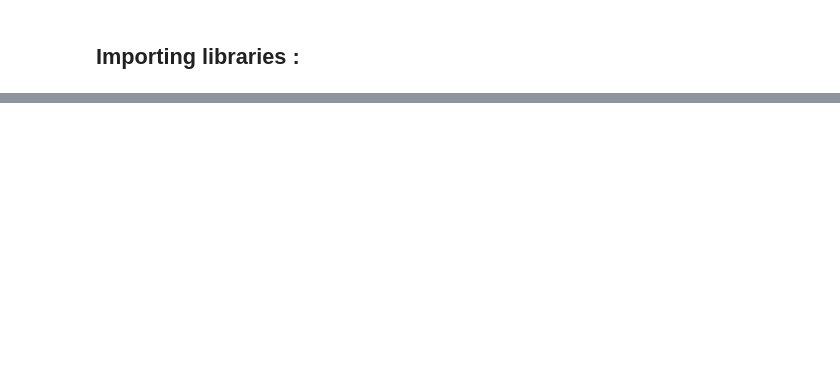
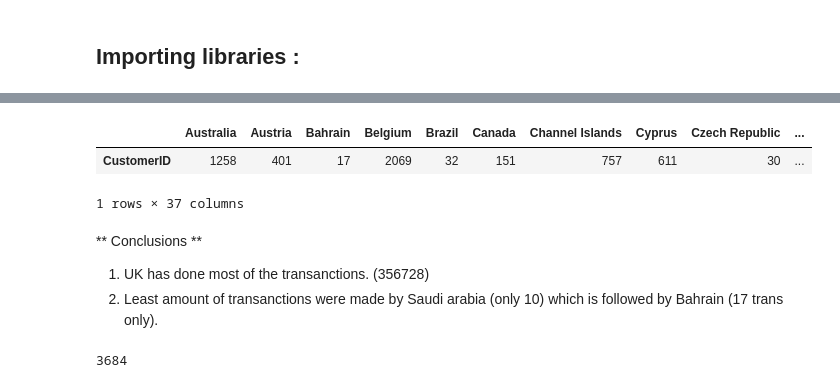
Before and after one commit to Prakhar-FF13/Customer-Analytics, a Jupyter notebook: Customer Analytics.ipynb, the cells around one changed output, grey strips where cells are left out. Drawn from its saved outputs; the diff is of its cells as text; code cells hidden in the pictures; blank space fills up the shorter version.

```diff
--- a/Customer Analytics.ipynb
+++ b/Customer Analytics.ipynb
@@ -64,0 +126,17 @@ plt.style.use('fivethirtyeight')
+# %%
+info = pd.DataFrame(data = data.groupby(['Country'])['CustomerID'].count(), index=data.groupby(['Country']).groups.keys()).T
+info
+# %% [output]
+|  | Australia | Austria | Bahrain | Belgium | Brazil | Canada | Channel Islands | Cyprus | Czech Republic | ... |
+| CustomerID | 1258 | 401 | 17 | 2069 | 32 | 151 | 757 | 611 | 30 | ... |
+1 rows × 37 columns
+# %% [markdown]
+** Conclusions **
+1. UK has done most of the transanctions. (356728)
+2. Least amount of transanctions were made by Saudi arabia (only 10) which is followed by Bahrain (17 trans only).
+# %%
+# StockCode Feature ->
+# We will see how many different products were sold in the year data was collected.
+print(len(data['StockCode'].value_counts()))
+# %% [output]
+3684
```
Also changed, not shown: parts of 13 cells of this notebook.
